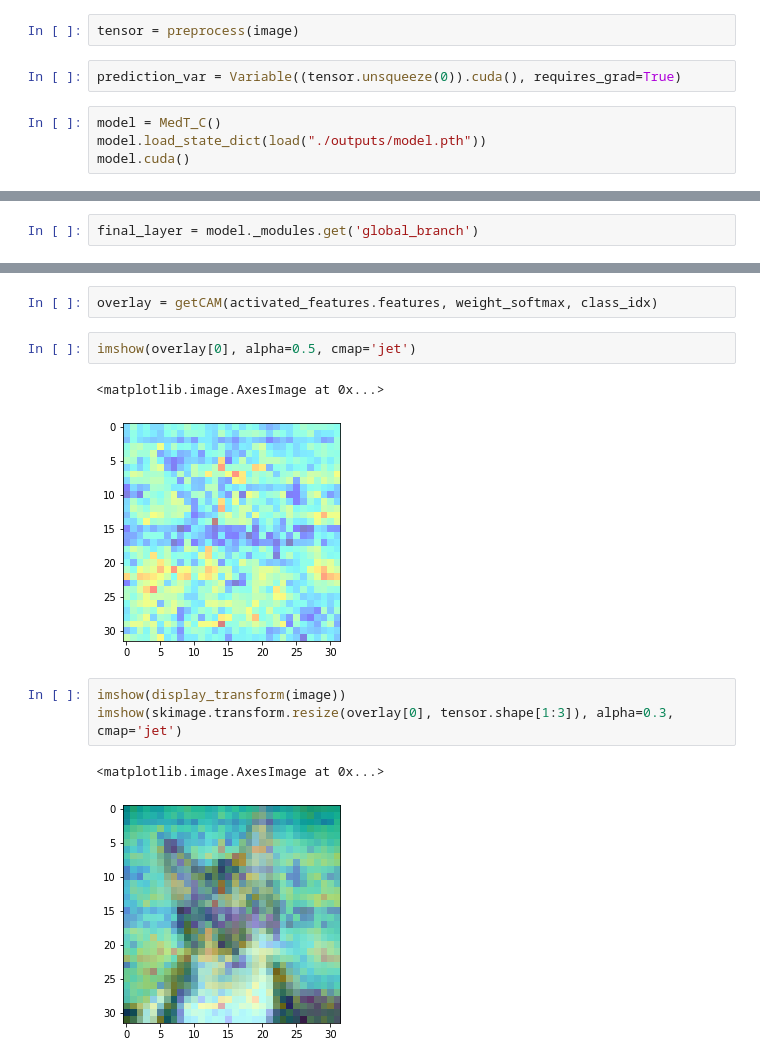
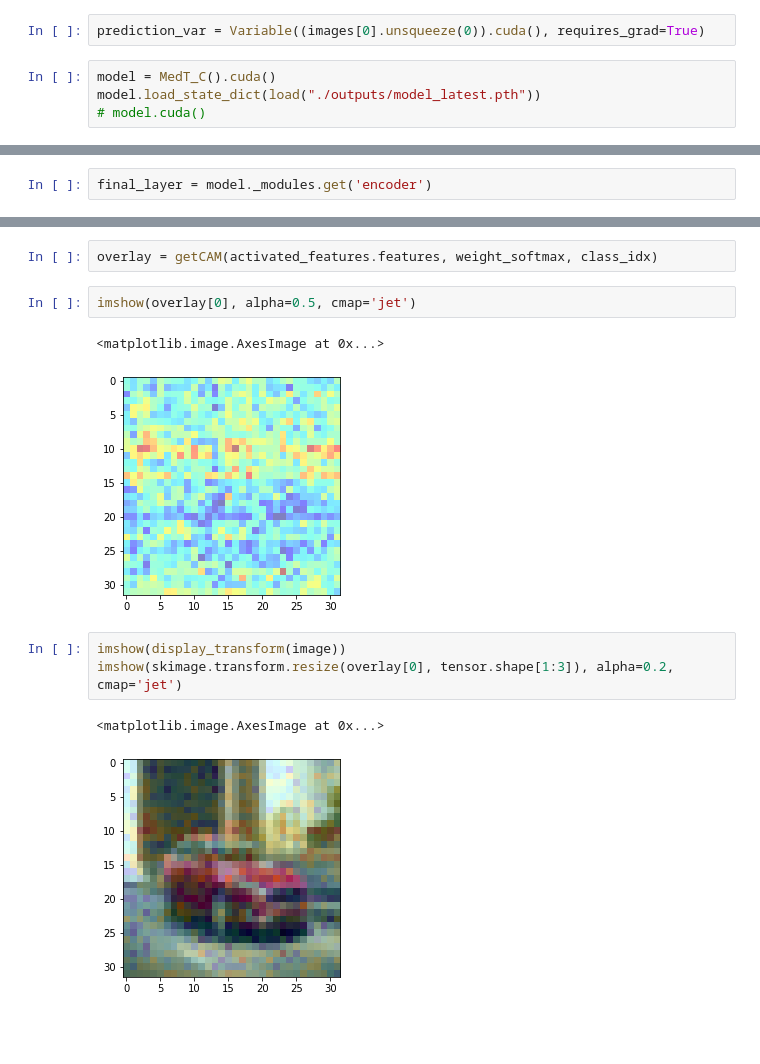
Before and after one commit to leobaldock/medt-c, a Jupyter notebook: CAM.ipynb, the cells around one changed output, grey strips where cells are left out. Cells and saved outputs as stored; diff of their text form; blank space fills up the shorter version.

```diff
--- a/CAM.ipynb
+++ b/CAM.ipynb
@@ -35,9 +39,7 @@ imshow(display_transform(image))
-# %%
-tensor = preprocess(image)
 # %%
-prediction_var = Variable((tensor.unsqueeze(0)).cuda(), requires_grad=True)
+prediction_var = Variable((images[0].unsqueeze(0)).cuda(), requires_grad=True)
 # %%
-model = MedT_C()
-model.load_state_dict(load("./outputs/model.pth"))
-model.cuda()
+model = MedT_C().cuda()
+model.load_state_dict(load("./outputs/model_latest.pth"))
+# model.cuda()
 # %% [output]
@@ -71,7 +64,7 @@ class SaveFeatures():
     def remove(self):
         self.hook.remove()
 # %%
-final_layer = model._modules.get('global_branch')
+final_layer = model._modules.get('encoder')
 # %%
 activated_features = SaveFeatures(final_layer)
 # %%
@@ -123,10 +112,10 @@ overlay = getCAM(activated_features.features, weight_softmax, class_idx)
 imshow(overlay[0], alpha=0.5, cmap='jet')
 # %% [output]
 <matplotlib.image.AxesImage at 0x...>
-[figure, old version]
+[figure, new version]
 # %%
 imshow(display_transform(image))
-imshow(skimage.transform.resize(overlay[0], tensor.shape[1:3]), alpha=0.3, cmap='jet')
+imshow(skimage.transform.resize(overlay[0], tensor.shape[1:3]), alpha=0.2, cmap='jet')
 # %% [output]
 <matplotlib.image.AxesImage at 0x...>
-[figure, old version]
+[figure, new version]
```
Also changed, not shown: parts of 10 cells of this notebook, 10 other files.
